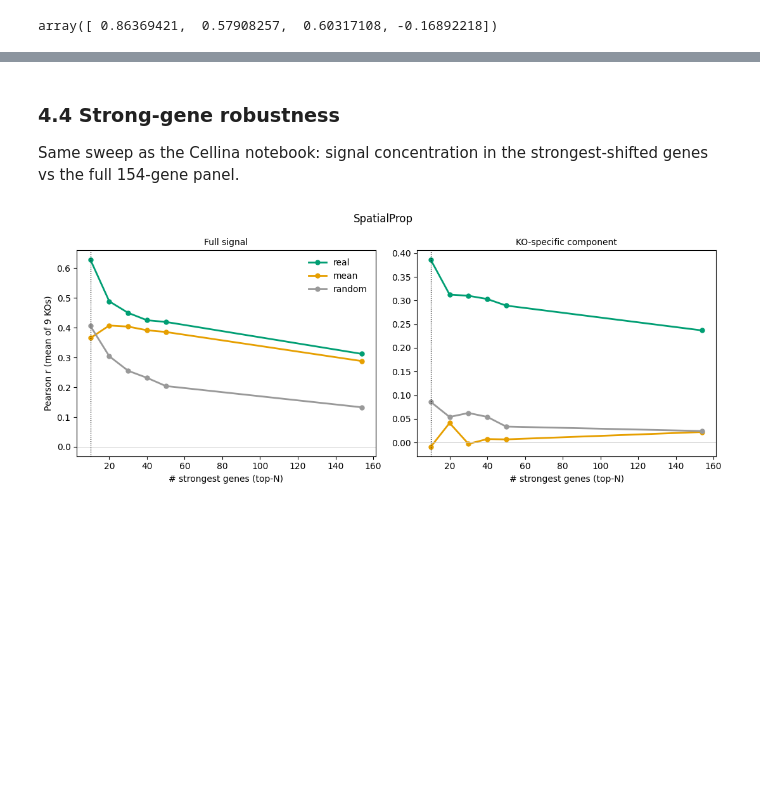
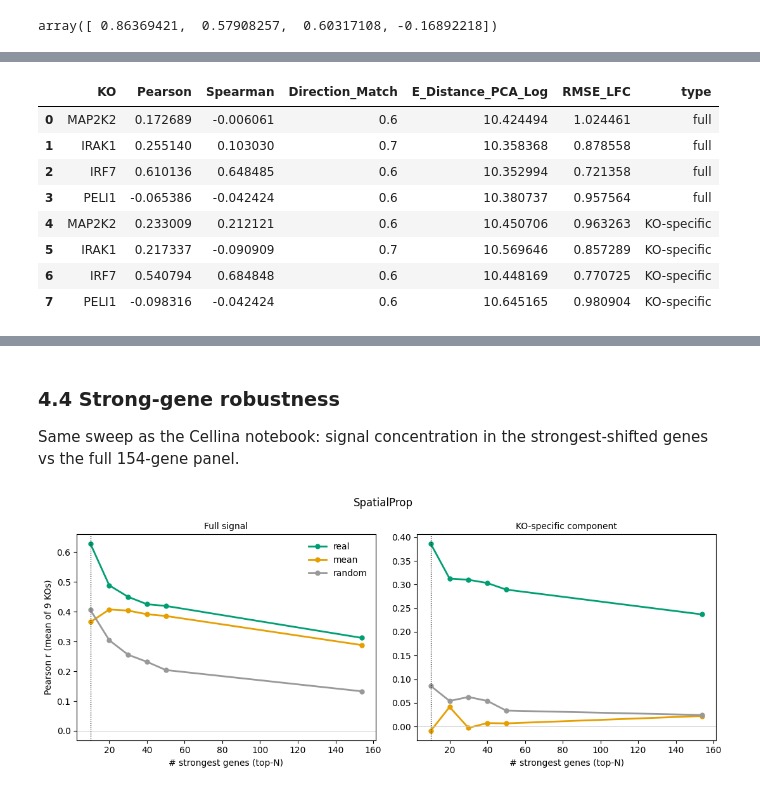
Before and after one commit to PMBio/cellina-reproducibility, a Jupyter notebook: notebooks/in_vivo/spprop_analysis.ipynb, the cells around one changed output, grey strips where cells are left out. Drawn from its saved outputs; the diff is of its cells as text; code cells hidden in the pictures; blank space fills up the shorter version.

```diff
--- a/notebooks/in_vivo/spprop_analysis.ipynb
+++ b/notebooks/in_vivo/spprop_analysis.ipynb
@@ -457,6 +457,9 @@ computed observed shift for 9 KOs (data-only, reused from the Cellina notebook's
 cancer_control_mask = is_cancer & (pert == "Control")
 baseline_cancer = ln[cancer_control_mask].mean(0)
 N_GENES = ln.shape[1]
+
+def _normalize_counts(x, eps=1e-8, scale=1e4):
+        return x / (x.sum(axis=1, keepdims=True) + eps) * scale
 
 def additive_perturb(cell_mask, delta):
     """adds `delta` (log-normalized units) onto `cell_mask` rows of adata_sp.X, then rescales
@@ -494,19 +497,24 @@ def to_expr(x):
 
 def insert(tag, delta, overwrite=False):
     pred_far = run_condition(tag, delta, overwrite)
-    return lfc(pn(to_expr(pred_far)), pn(to_expr(pred_unpert[far])))
+    #return lfc(pn(to_expr(pred_far)), pn(to_expr(pred_unpert[far])))
+    control = _normalize_counts(adata.X[far])
+    cf = _normalize_counts(to_expr(pred_far))
+    return lfc(pn(cf), pn(control)), cf
 
 REAL, RAND = {}, []
+COUNTERFACTUALS = {}
 for i, ko in enumerate(EFF9):
     kc = is_cancer & (pert == ko)
     delta = ln[kc].mean(0) - baseline_cancer
-    REAL[ko] = insert(f"real_{ko}", delta, overwrite=False)
+    #REAL[ko] = insert(f"real_{ko}", delta, overwrite=False)
+    REAL[ko], COUNTERFACTUALS[ko] = insert(f"real_{ko}", delta, overwrite=False)
     print(f"  real[{ko}] done")
 
 for i in range(5):
     idx = rng.choice(np.where(is_cancer)[0], 300, replace=False)
     delta = ln[idx].mean(0) - baseline_cancer
-    RAND.append(insert(f"random_{i}", delta))
+    RAND.append(insert(f"random_{i}", delta)[0])
     print(f"  random[{i}] done")
 
 print("computed SpatialProp real insertion for", len(EFF9), "KOs and", len(RAND), "random draws")
@@ -558,3 +595,9 @@ KO-specific : real=0.469  mean=-0.040  random=-0.176
 re
 # %% [output]
 array([ 0.86369421,  0.57908257,  0.60317108, -0.16892218])
+# %%
+recon = adata.X[far]
+recon = _normalize_counts(recon)
+# %%
+adata.obs["is_holdout"] = False
+adata.obs.iloc[idx_target, adata.obs.columns.get_loc("is_holdout")] = True
@@ -560,0 +646,41 @@ array([ 0.86369421,  0.57908257,  0.60317108, -0.16892218])
+# %%
+n_deg = 10
+counts_per_k = 1e4
+ko_results = []
+
+for k in EFF9_2:
+    deg = np.argsort(-np.abs(OBS[k]))[:n_deg]
+    lfc_pred = REAL5[k]
+    lfc_observed = OBS[k] - shared
+
+    spear, _ = spearmanr(lfc_observed[deg], lfc_pred[deg])
+    pear, _ = pearsonr(lfc_observed[deg], lfc_pred[deg])
+    dir_match_k = direction_match(lfc_observed[deg], lfc_pred[deg], k=n_deg, normalize="k")
+    edist_pca_log = compute_edistance(adata, observed=recon, predicted=COUNTERFACTUALS[k], deg=None, library_size=counts_per_k, local=True, use_pca=True)
+    mse_lfc = compute_mse_lfc(gt_vec=lfc_observed, cf_vec=lfc_pred, deg=deg)
+    rmse_lfc = np.sqrt(mse_lfc)  # Compute RMSE from MSE of log fold change
+
+    ko_results.append({
+        "KO": k,
+        "Pearson": pear,
+        "Spearman": spear,
+        "Direction_Match": dir_match_k,
+        "E_Distance_PCA_Log": edist_pca_log,
+        "RMSE_LFC": rmse_lfc
+    })
+
+# Append results list (rows) to results_df
+ko_results = pd.DataFrame(ko_results)
+ko_results['type'] = 'KO-specific'
+df_results = pd.concat([df_results, ko_results], ignore_index=True)
+df_results
+# %% [output]
+|  | KO | Pearson | Spearman | Direction_Match | E_Distance_PCA_Log | RMSE_LFC | type |
+| 0 | MAP2K2 | 0.172689 | -0.006061 | 0.6 | 10.424494 | 1.024461 | full |
+| 1 | IRAK1 | 0.255140 | 0.103030 | 0.7 | 10.358368 | 0.878558 | full |
+| 2 | IRF7 | 0.610136 | 0.648485 | 0.6 | 10.352994 | 0.721358 | full |
+| 3 | PELI1 | -0.065386 | -0.042424 | 0.6 | 10.380737 | 0.957564 | full |
+| 4 | MAP2K2 | 0.233009 | 0.212121 | 0.6 | 10.450706 | 0.963263 | KO-specific |
+| 5 | IRAK1 | 0.217337 | -0.090909 | 0.7 | 10.569646 | 0.857289 | KO-specific |
+| 6 | IRF7 | 0.540794 | 0.684848 | 0.6 | 10.448169 | 0.770725 | KO-specific |
+| 7 | PELI1 | -0.098316 | -0.042424 | 0.6 | 10.645165 | 0.980904 | KO-specific |
```
Also changed, not shown: parts of 4 cells of this notebook.
